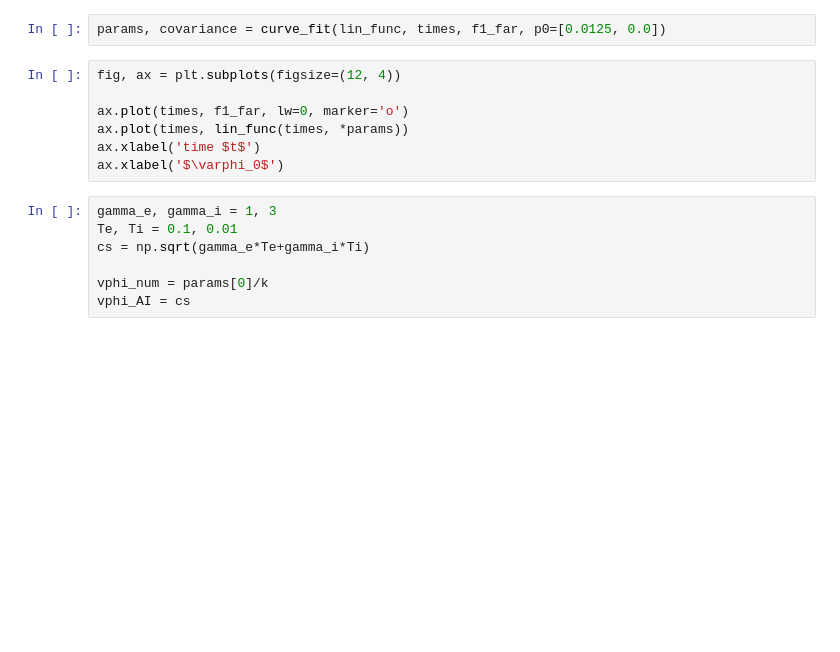
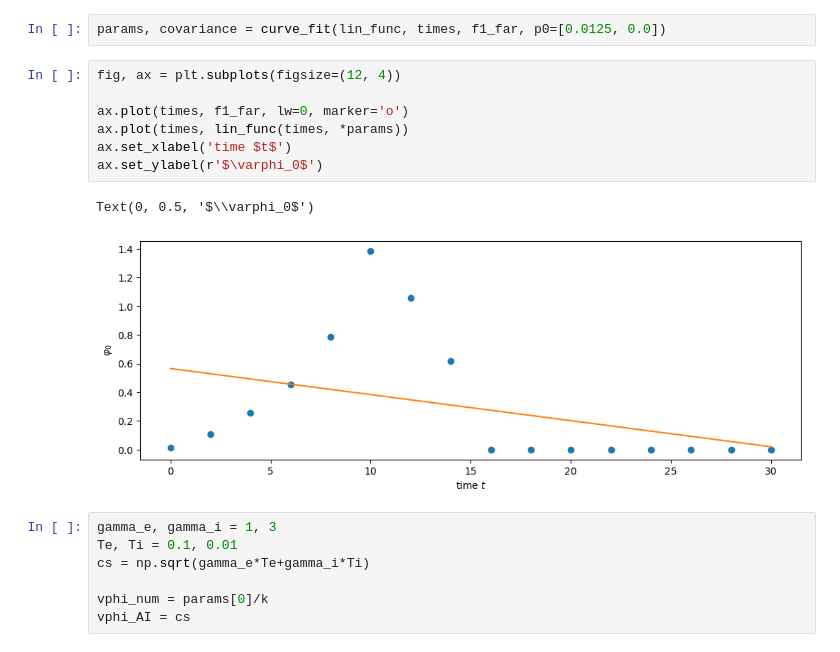
Before and after one commit to rochSmets/farMe, a Jupyter notebook: close/test_iaw.ipynb, the cells around one changed output. Drawn from its saved outputs; the diff is of its cells as text; blank space fills up the shorter version.

```diff
--- a/close/test_iaw.ipynb
+++ b/close/test_iaw.ipynb
@@ -73,10 +111,13 @@ params, covariance = curve_fit(lin_func, times, f1_far, p0=[0.0125, 0.0])
 # %%
 fig, ax = plt.subplots(figsize=(12, 4))
 
 ax.plot(times, f1_far, lw=0, marker='o')
 ax.plot(times, lin_func(times, *params))
-ax.xlabel('time $t$')
-ax.xlabel('$\varphi_0$')
+ax.set_xlabel('time $t$')
+ax.set_ylabel(r'$\varphi_0$')
+# %% [output]
+Text(0, 0.5, '$\\varphi_0$')
+[figure, added]
 # %%
 gamma_e, gamma_i = 1, 3
 Te, Ti = 0.1, 0.01
```
Also changed, not shown: parts of 7 cells of this notebook, 5 other files.
